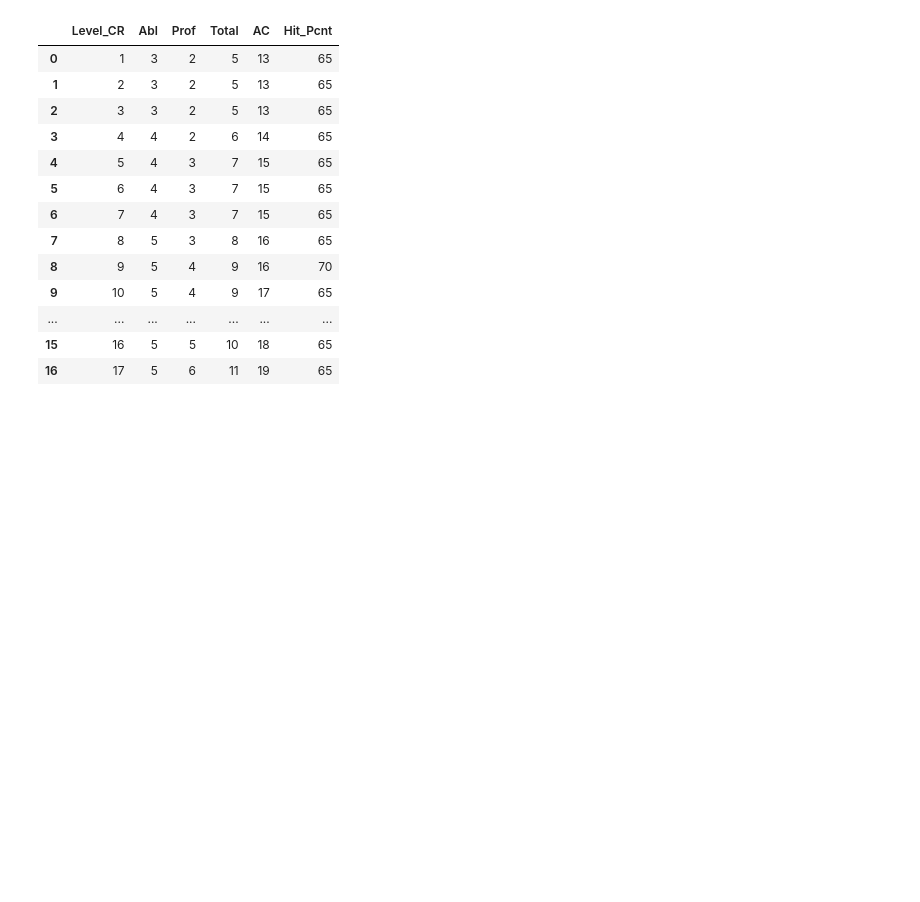
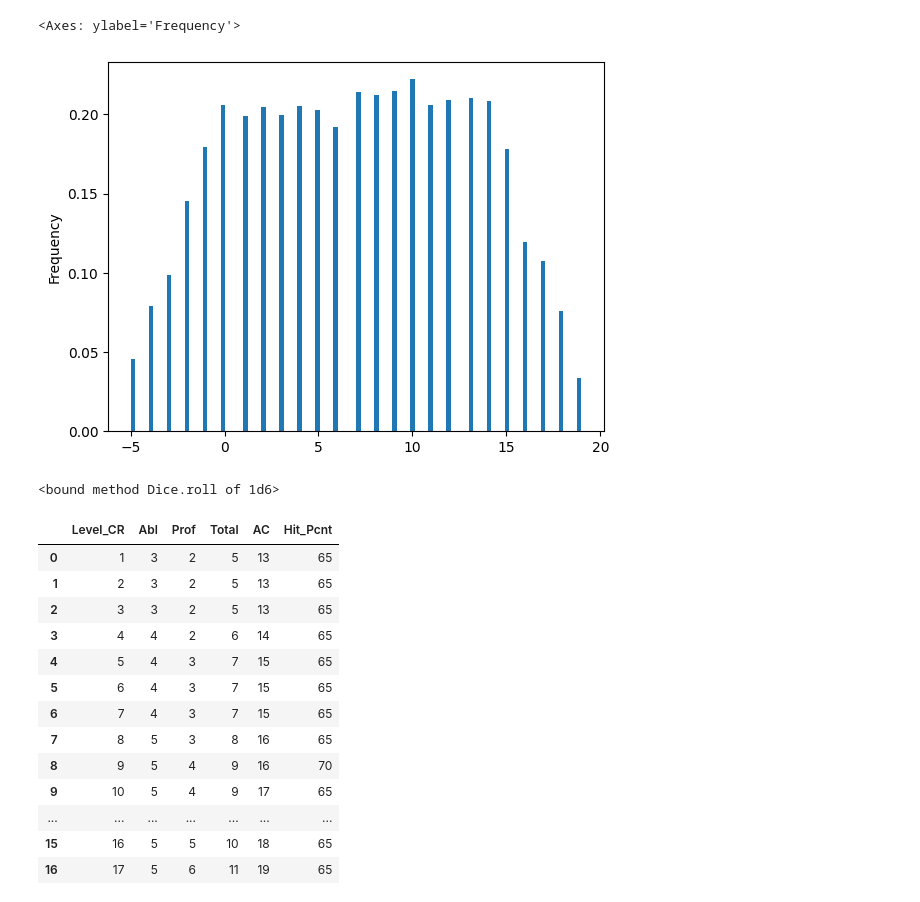
Before and after one commit to spencebeecher/dnd, a Jupyter notebook: dnd.ipynb, the cells around one changed output. Drawn from its saved outputs; the diff is of its cells as text; code cells hidden in the pictures; blank space fills up the shorter version.

```diff
--- a/dnd.ipynb
+++ b/dnd.ipynb
@@ -7,3 +7,8 @@ from dnd import Dice
 
 import pandas as pd
 import numpy as np
+# %%
+pd.Series((Dice(1,20) - Dice(1,6)).roll(10000)).plot(kind='hist', bins=100, density=True)
+# %% [output]
+<Axes: ylabel='Frequency'>
+[figure, added]
@@ -10,3 +17,7 @@ import numpy as np
+# %%
+x.roll
+# %% [output]
+<bound method Dice.roll of 1d6>
 # %%
 dnd.fundamental_math()
 # %% [output]
```
Also changed, not shown: parts of 14 cells of this notebook.
